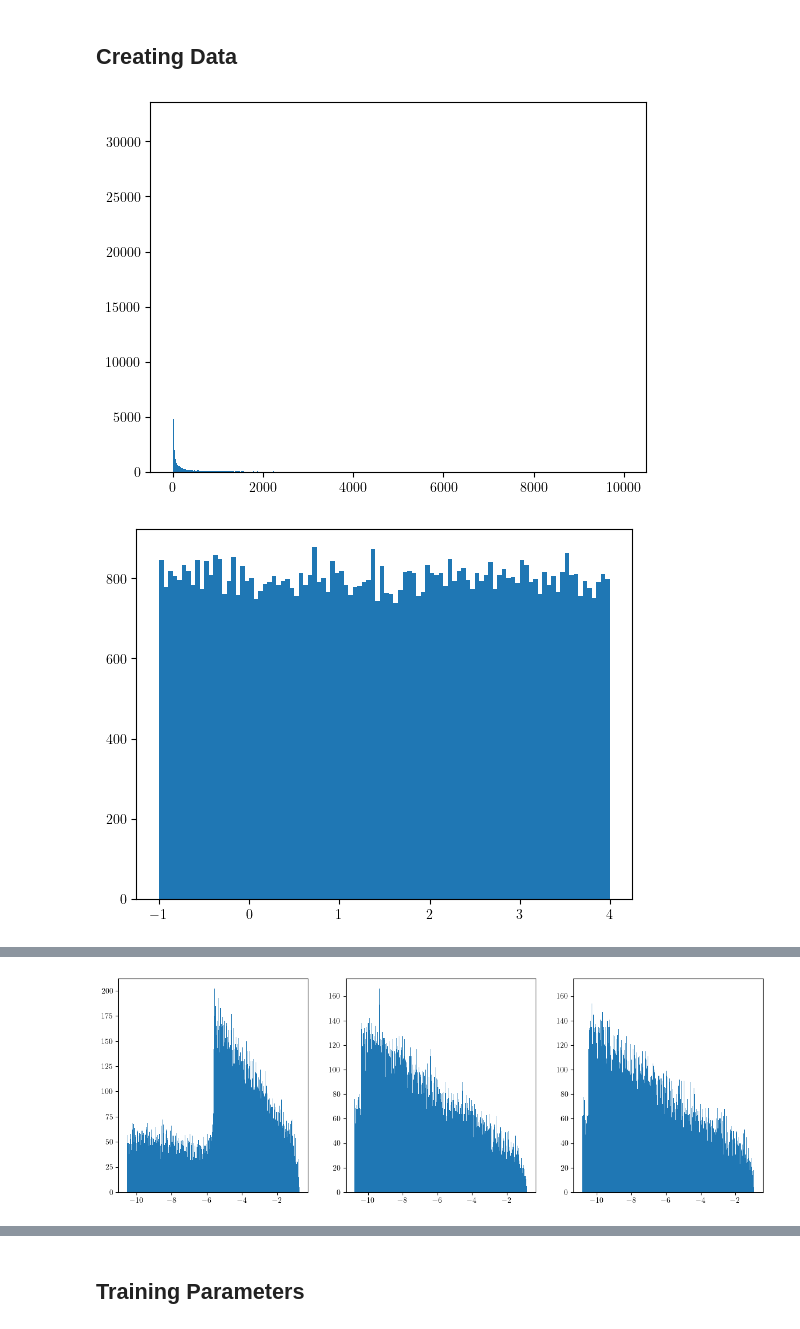
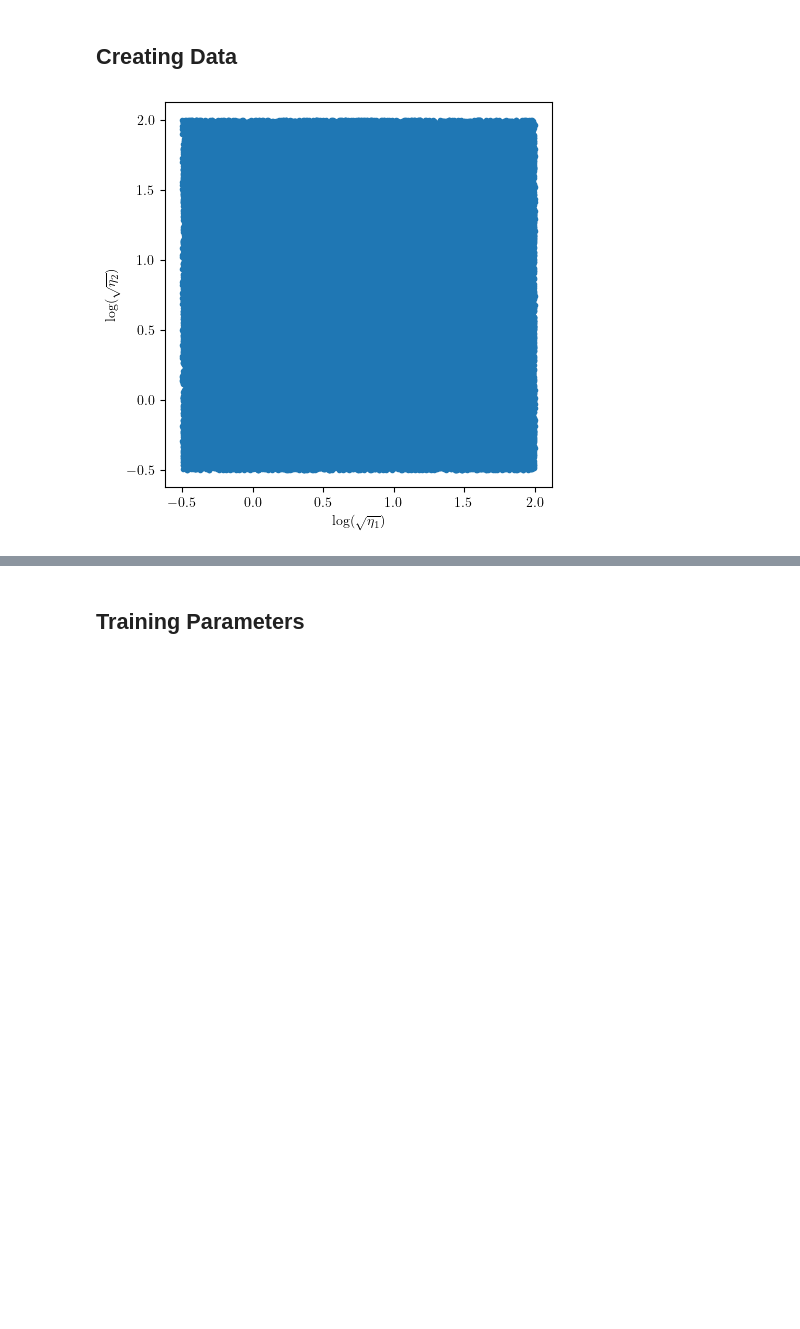
Before and after one commit to Crashprn/UncertaintyQuantification, a Jupyter notebook: Bayes_Train_MCMC_torch.ipynb, the cells around one changed output, grey strips where cells are left out. Saved outputs shown, nothing was run; the diff lists cells and outputs as text; code cells hidden in the pictures; blank space fills up the shorter version.

Commit message:
Update MCMC training

```diff
--- a/Bayes_Train_MCMC_torch.ipynb
+++ b/Bayes_Train_MCMC_torch.ipynb
@@ -45,45 +48,26 @@ def mean_eff_samples(samples):
 # %%
 # Data generators for the different turbulence closures
 SSG_gen = TurbulenceClosureDataGenerator('SSG')
 
 # Defining the ranges for the different scales
 log = (-.5, 2.0)
 
 # Defining whether to exclude certain areas of the data
 exclude_area = False
 include_area = False
 drop_eta_1 = False
 drop_eta_2 = False
 add_noise = False
 
 # Defining area to exclude datapoints
 eta_1_range = (10**np.array([-.3, 0.0]))**2
 eta_2_range = (10**np.array([-.3, 0.0]))**2
 
 etas_train, gs_train = generate_log_data(SSG_gen, log, 80_000, shuffle=True, gen_type="All")
 
-plt.hist(etas_train[:, 0], bins=1000)
-
-plt.show()
-
-plt.hist(np.log10(etas_train[:, 1]), bins=100)
-plt.show()
-
-plt.hist(np.log10(etas_train[:, 1]), bins=100)
-plt.show()
-
-fig, axs = plt.subplots(1, 3, figsize=(15, 5))
-
-axs[0].hist(np.log(-gs_train[:,0]), bins=1000)
-axs[1].hist(np.log(-gs_train[:,1]), bins=1000)
-axs[2].hist(np.log(gs_train[:,2]), bins=1000)
-plt.show()
-
-
 etas_test, gs_test = generate_log_data(SSG_gen, log, 600, shuffle=True, gen_type="All")
 
 if not drop_eta_1 and not drop_eta_2:
     plot_data_generation_diff(etas_train)
 # %% [output]
-[figure, old version]
+[figure, new version]
-[figure, removed]
@@ -91 +73,0 @@ if not drop_eta_1 and not drop_eta_2:
-[figure, removed]
```
Also changed, not shown: parts of 4 cells of this notebook, 1 other file.
